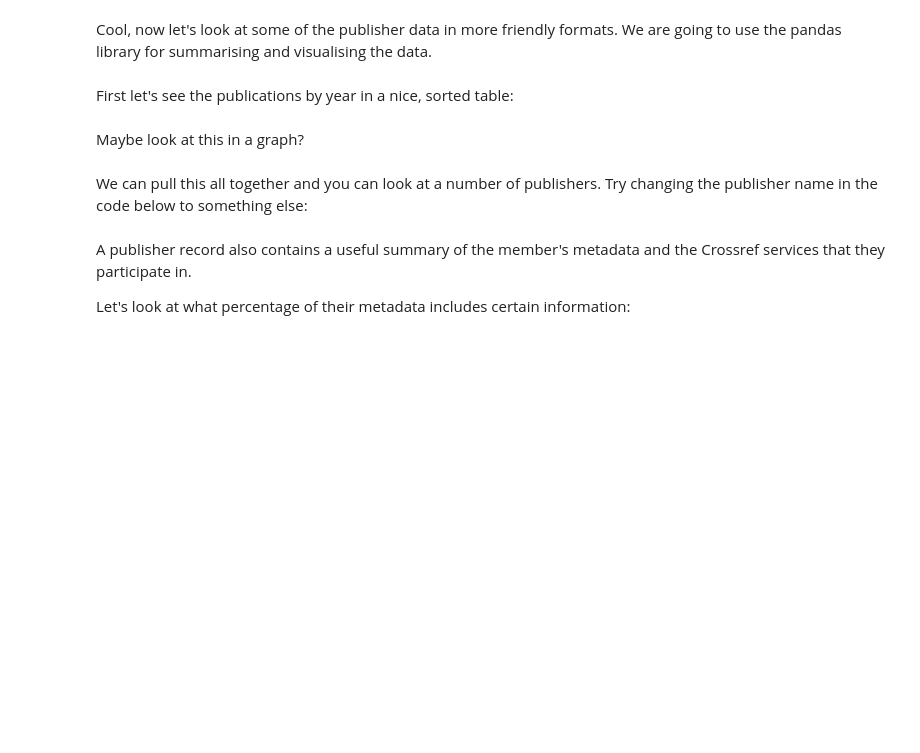
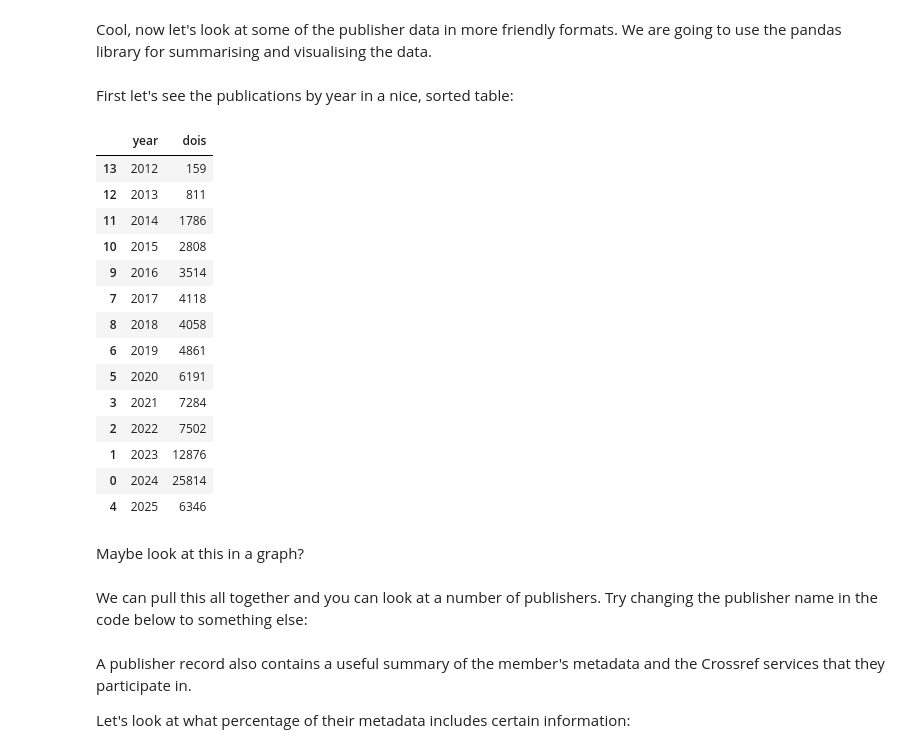
Before and after one commit to Kaldarinz/artfinder, a Jupyter notebook: cross_ref/crossref-api-demo.ipynb, the cells around one changed output. Drawn from its saved outputs; the diff is of its cells as text; code cells hidden in the pictures; blank space fills up the shorter version.

```diff
--- a/cross_ref/crossref-api-demo.ipynb
+++ b/cross_ref/crossref-api-demo.ipynb
@@ -128,8 +224,24 @@ First let's see the publications by year in a nice, sorted table:
 # %%
 f = pd.DataFrame(dois_by_year)
 f.columns = ['year','dois']
-dois_sorted_by_year = f.sort_values(['year','dois'])
+dois_sorted_by_year = f.sort_values(by='year')
 dois_sorted_by_year
+# %% [output]
+|  | year | dois |
+| 13 | 2012 | 159 |
+| 12 | 2013 | 811 |
+| 11 | 2014 | 1786 |
+| 10 | 2015 | 2808 |
+| 9 | 2016 | 3514 |
+| 7 | 2017 | 4118 |
+| 8 | 2018 | 4058 |
+| 6 | 2019 | 4861 |
+| 5 | 2020 | 6191 |
+| 3 | 2021 | 7284 |
+| 2 | 2022 | 7502 |
+| 1 | 2023 | 12876 |
+| 0 | 2024 | 25814 |
+| 4 | 2025 | 6346 |
 # %% [markdown]
 Maybe look at this in a graph?
 # %%
```
Also changed, not shown: parts of 25 cells of this notebook, 2 other files.
